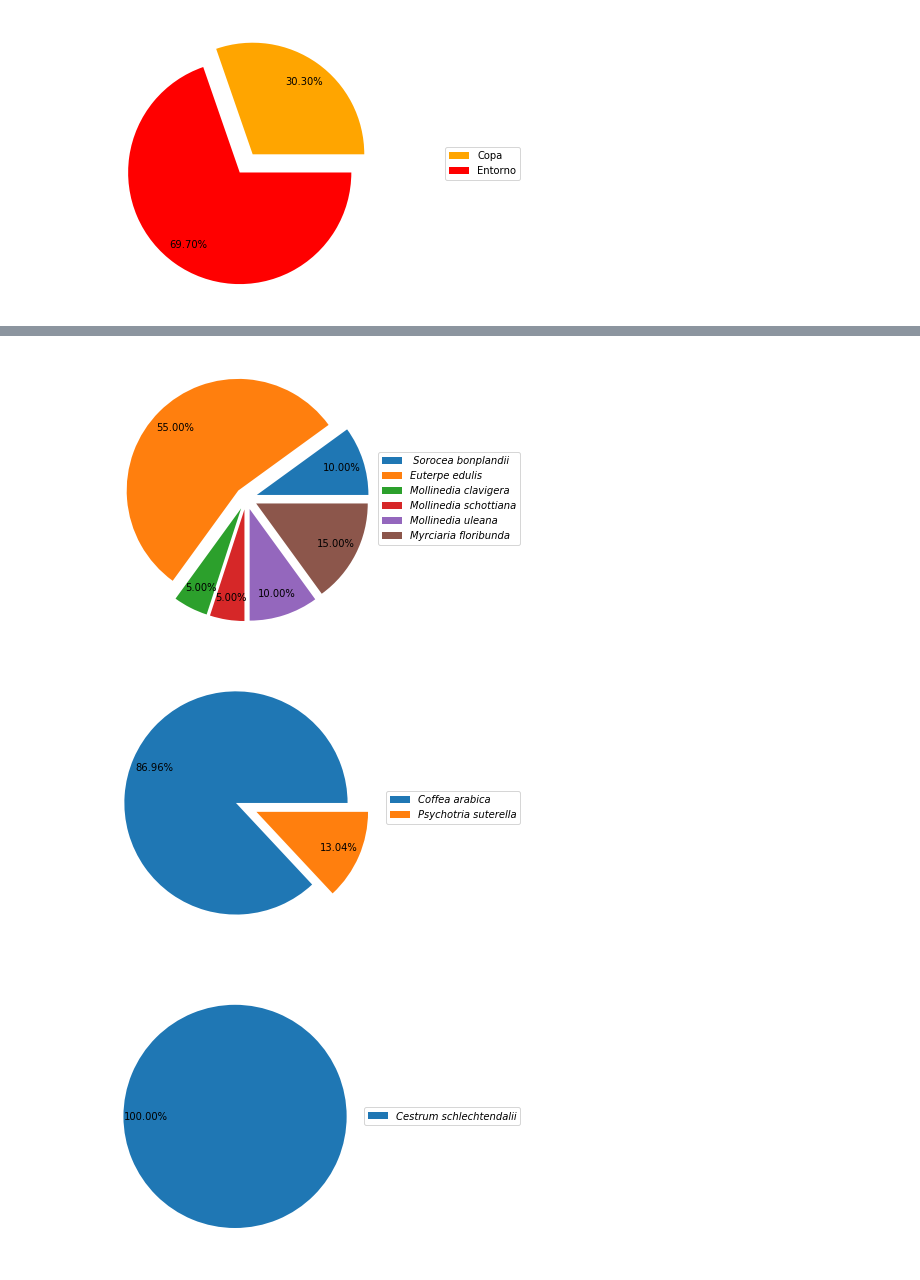
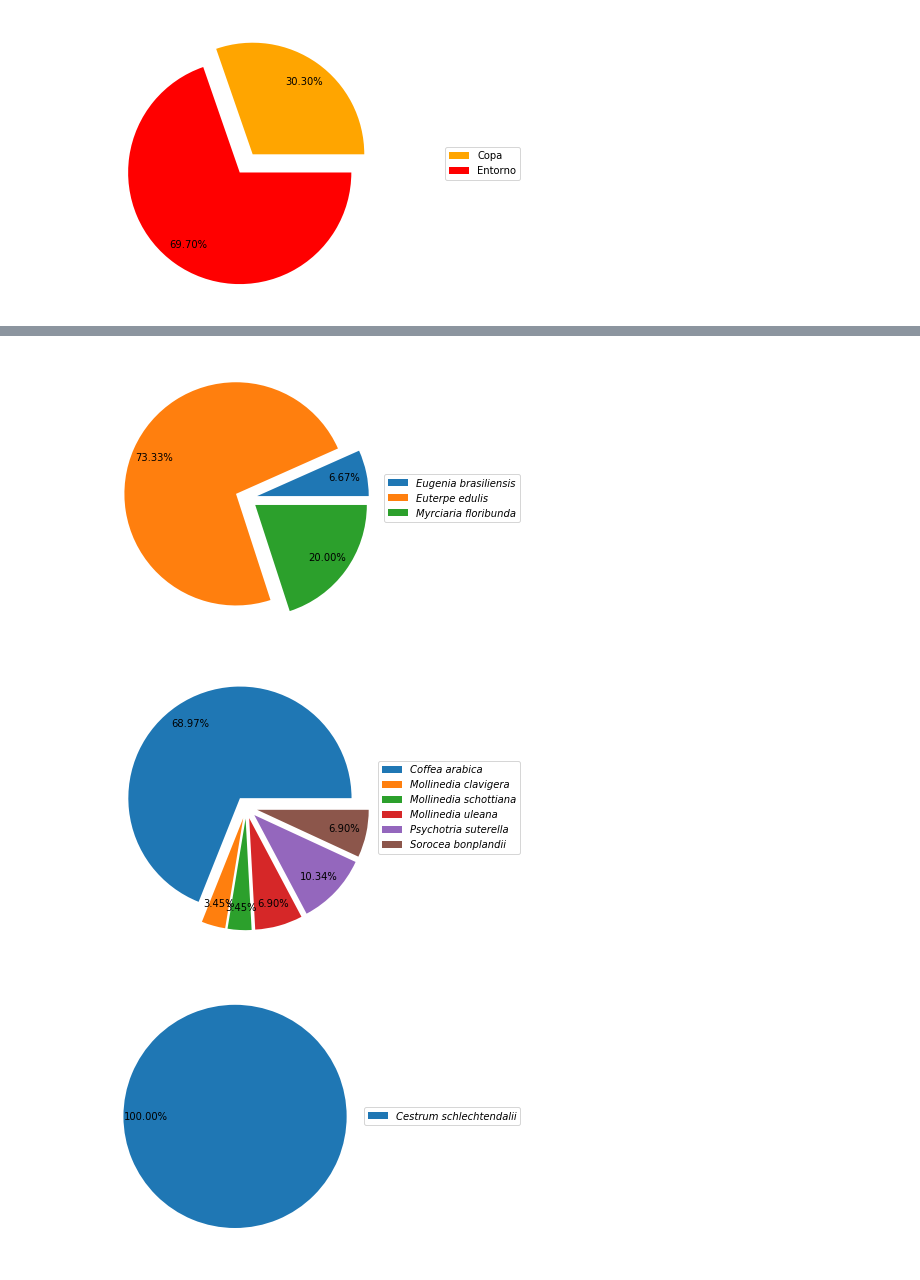
Before and after one commit to taniagmangolini/PalmeiraLequeDaChinaPEC, a Jupyter notebook: analise_palm_6m.ipynb, the cells around one changed output, grey strips where cells are left out. Drawn from its saved outputs; the diff is of its cells as text; code cells hidden in the pictures.

```diff
--- a/analise_palm_6m.ipynb
+++ b/analise_palm_6m.ipynb
@@ -703,29 +703,29 @@ labels = all_entorno_secundaria_tardia['Espécie'].tolist()
 sizes =  all_entorno_secundaria_tardia['Número'].tolist()
 fig, ax = plt.subplots(figsize=(5, 5))
 ax.axis('equal')
-explode = [0.1, 0.1, 0.1, 0.1, 0.1, 0.1]
+explode = [0.1, 0.1, 0.1]
 pie = ax.pie(sizes, explode,
              autopct='%1.2f%%', pctdistance =0.80,textprops=dict(color="black"))
 
 plt.legend(pie[0], labels, bbox_to_anchor=(1.5,0.5), loc="right",  prop={ 'style': 'italic'} )
 plt.show()
 # %% [output]
-[figure, old version]
+[figure, new version]
 # %%
 #Proporcao de especies por estagio umbrofilo no entorno
 all_entorno_umbrofila = all_entorno_umbrofila.groupby('Espécie', as_index=False)['Número'].count()
 labels = all_entorno_umbrofila['Espécie'].tolist()
 sizes =  all_entorno_umbrofila['Número'].tolist()
 fig, ax = plt.subplots(figsize=(5, 5))
 ax.axis('equal')
-explode = [0.1, 0.1]
+explode = [0.1, 0.1, 0.1, 0.1, 0.1, 0.1]
 pie = ax.pie(sizes, explode,
              autopct='%1.2f%%', pctdistance =0.80,textprops=dict(color="black"))
 
 plt.legend(pie[0], labels, bbox_to_anchor=(1.5,0.5), loc="right",  prop={ 'style': 'italic'} )
 plt.show()
 # %% [output]
-[figure, old version]
+[figure, new version]
 # %%
 #Proporcao de especies por estagio  pioneiro no entorno
 all_entorno_pioneira= all_entorno_pioneira.groupby('Espécie', as_index=False)['Número'].count()
```
Also changed, not shown: parts of 10 cells of this notebook, 3 other files.
